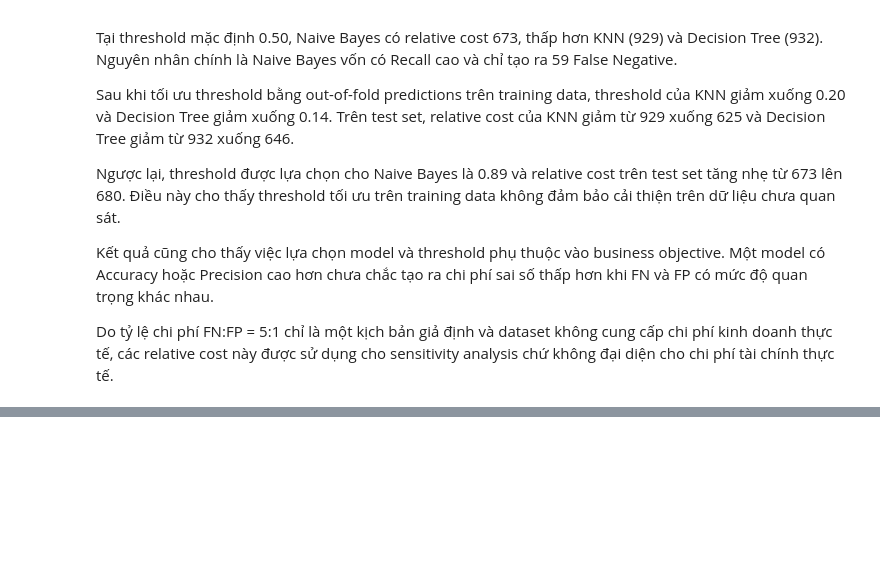
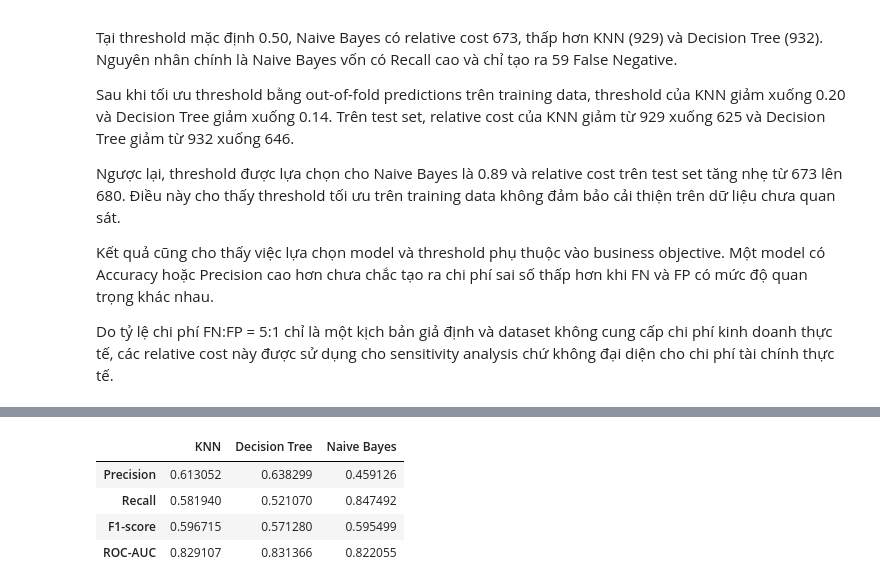
Before and after one commit to huynhthu214/Telco-Churn-DM, a Jupyter notebook: notebook/02_Modeling_Models.ipynb, the cells around one changed output, grey strips where cells are left out. Drawn from its saved outputs; the diff is of its cells as text; code cells hidden in the pictures; blank space fills up the shorter version.

```diff
--- a/notebook/02_Modeling_Models.ipynb
+++ b/notebook/02_Modeling_Models.ipynb
@@ -2922,0 +3009,29 @@ analysis chứ không đại diện cho chi phí tài chính thực tế.
+# %%
+cv_comparison = pd.DataFrame({
+    "KNN": [
+        cv_results["knn"]["test_precision"].mean(),
+        cv_results["knn"]["test_recall"].mean(),
+        cv_results["knn"]["test_f1"].mean(),
+        cv_results["knn"]["test_roc_auc"].mean()
+    ],
+    "Decision Tree": [
+        cv_results["dt"]["test_precision"].mean(),
+        cv_results["dt"]["test_recall"].mean(),
+        cv_results["dt"]["test_f1"].mean(),
+        cv_results["dt"]["test_roc_auc"].mean()
+    ],
+    "Naive Bayes": [
+        cv_results["nb"]["test_precision"].mean(),
+        cv_results["nb"]["test_recall"].mean(),
+        cv_results["nb"]["test_f1"].mean(),
+        cv_results["nb"]["test_roc_auc"].mean()
+    ]
+}, index=["Precision", "Recall", "F1-score", "ROC-AUC"])
+
+cv_comparison
+# %% [output]
+|  | KNN | Decision Tree | Naive Bayes |
+| Precision | 0.613052 | 0.638299 | 0.459126 |
+| Recall | 0.581940 | 0.521070 | 0.847492 |
+| F1-score | 0.596715 | 0.571280 | 0.595499 |
+| ROC-AUC | 0.829107 | 0.831366 | 0.822055 |
```
Also changed, not shown: parts of 8 cells of this notebook.
